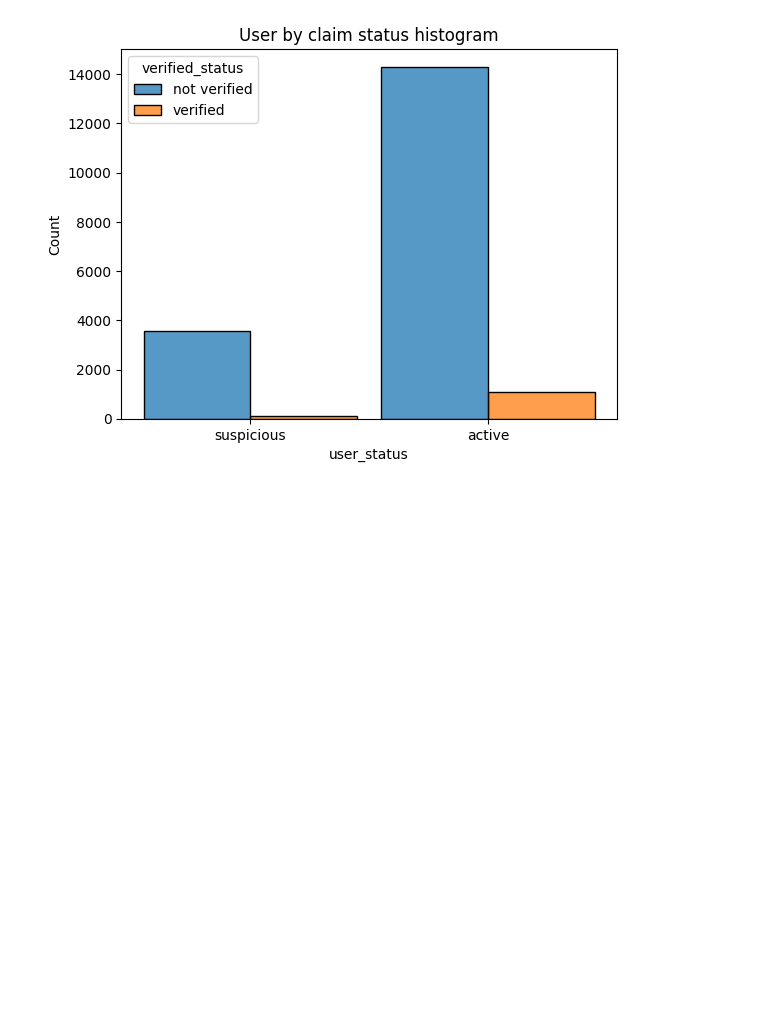
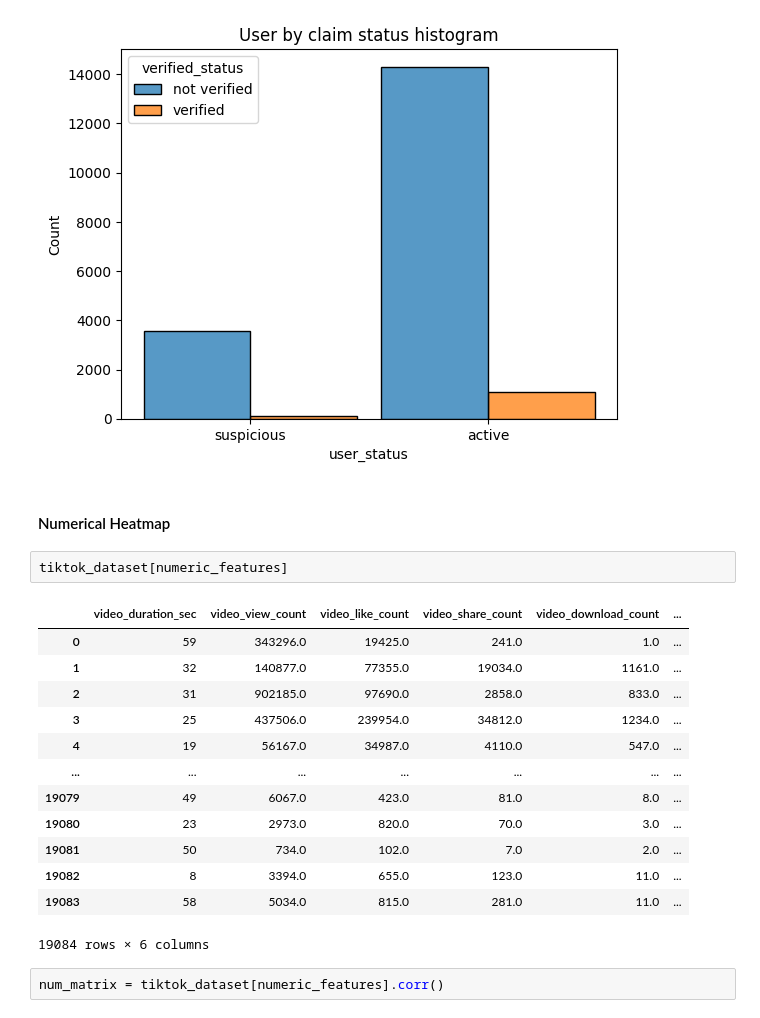
Before and after one commit to Takosaga/fall_24, a Jupyter notebook: machine_learning_and_predictive_analytics/detecting_suspicious_tiktok_content_creators/notebooks/report.ipynb, the cells around one changed output. Cells and saved outputs as stored; diff of their text form; blank space fills up the shorter version.

```diff
--- a/machine_learning_and_predictive_analytics/detecting_suspicious_tiktok_content_creators/notebooks/report.ipynb
+++ b/machine_learning_and_predictive_analytics/detecting_suspicious_tiktok_content_creators/notebooks/report.ipynb
@@ -547,3 +547,23 @@ sns.histplot(data=tiktok_dataset,
 plt.title('User by claim status histogram');
 # %% [output]
 [figure]
+# %% [markdown]
+#### Numerical Heatmap
+# %%
+tiktok_dataset[numeric_features]
+# %% [output]
+|  | video_duration_sec | video_view_count | video_like_count | video_share_count | video_download_count | ... |
+| 0 | 59 | 343296.0 | 19425.0 | 241.0 | 1.0 | ... |
+| 1 | 32 | 140877.0 | 77355.0 | 19034.0 | 1161.0 | ... |
+| 2 | 31 | 902185.0 | 97690.0 | 2858.0 | 833.0 | ... |
+| 3 | 25 | 437506.0 | 239954.0 | 34812.0 | 1234.0 | ... |
+| 4 | 19 | 56167.0 | 34987.0 | 4110.0 | 547.0 | ... |
+| ... | ... | ... | ... | ... | ... | ... |
+| 19079 | 49 | 6067.0 | 423.0 | 81.0 | 8.0 | ... |
+| 19080 | 23 | 2973.0 | 820.0 | 70.0 | 3.0 | ... |
+| 19081 | 50 | 734.0 | 102.0 | 7.0 | 2.0 | ... |
+| 19082 | 8 | 3394.0 | 655.0 | 123.0 | 11.0 | ... |
+| 19083 | 58 | 5034.0 | 815.0 | 281.0 | 11.0 | ... |
+19084 rows × 6 columns
+# %%
+num_matrix = tiktok_dataset[numeric_features].corr()
```
Also changed, not shown: parts of 8 cells of this notebook.
